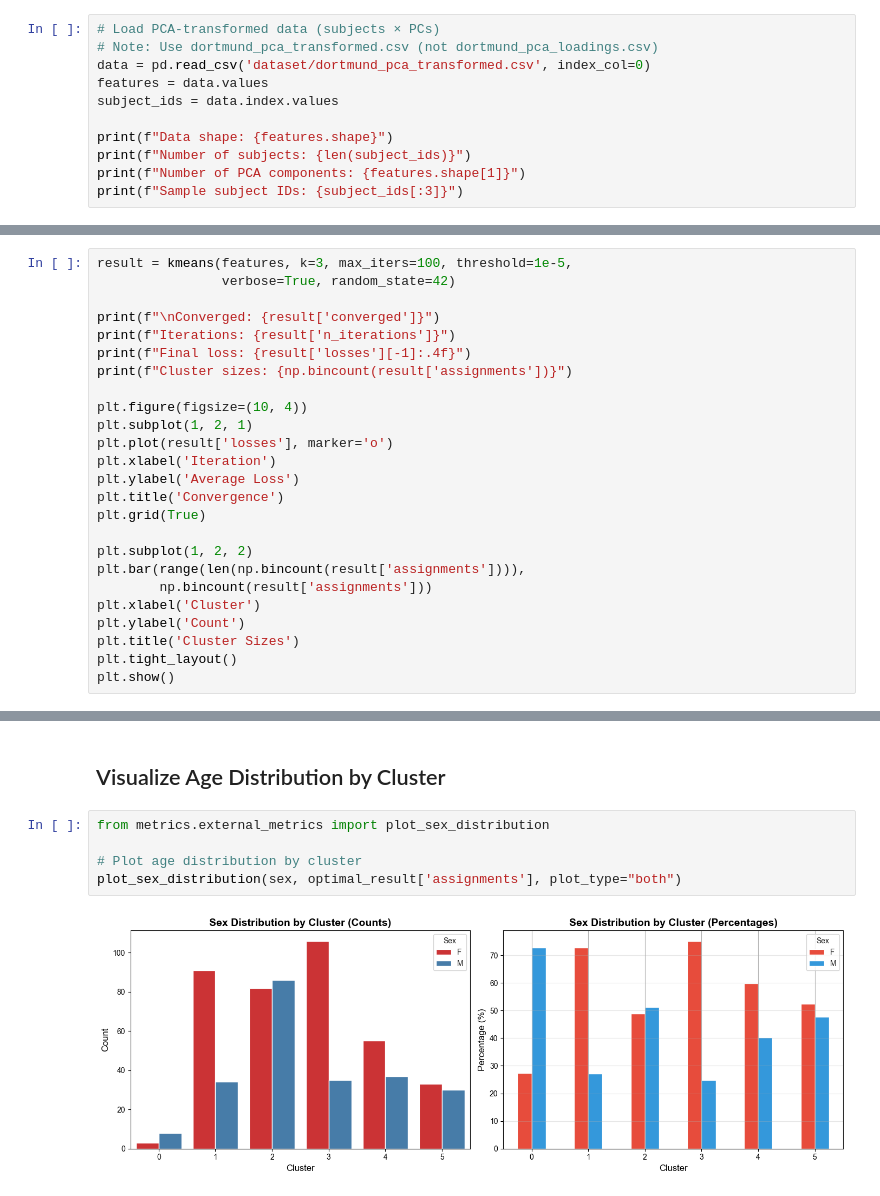
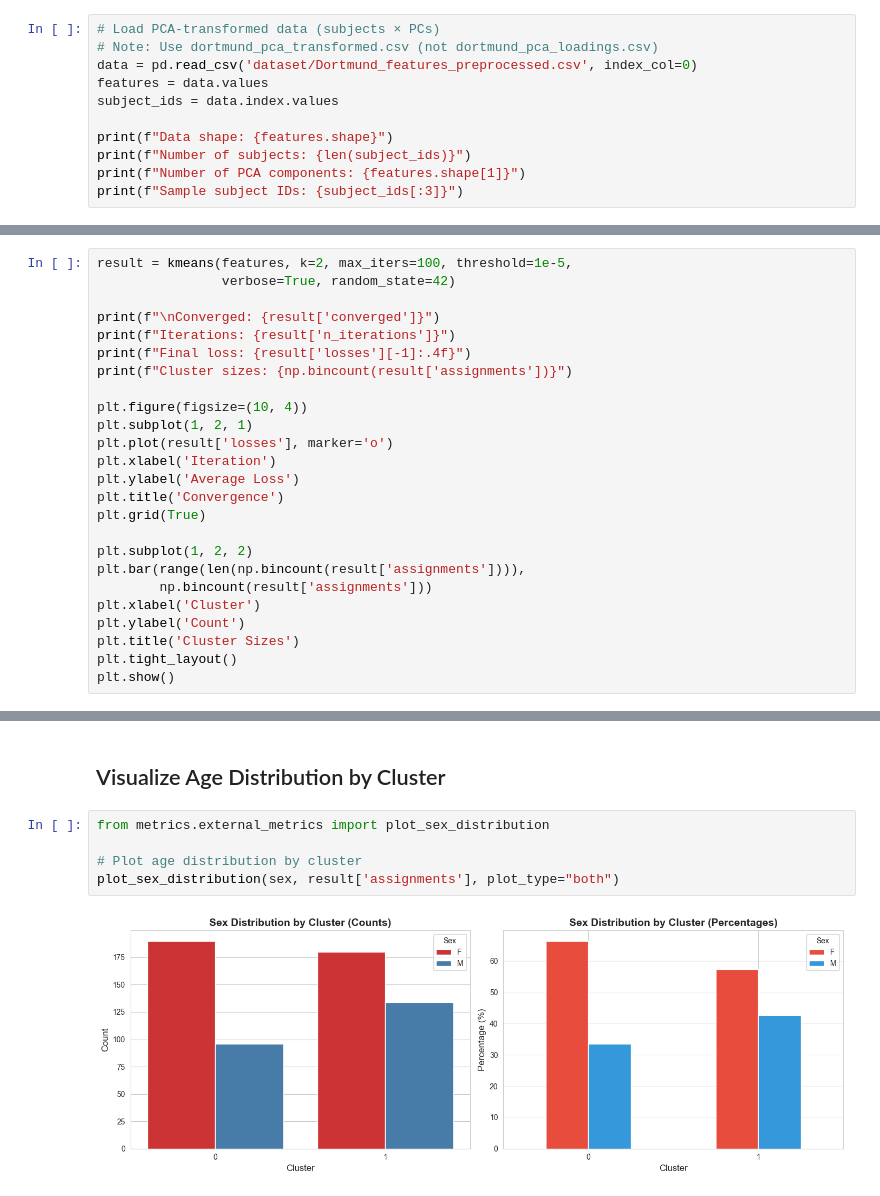
Before and after one commit to xandime/EEG_cluster_detection, a Jupyter notebook: k-mean-testing.ipynb, the cells around one changed output, grey strips where cells are left out. Saved outputs shown, nothing was run; the diff lists cells and outputs as text.

```diff
--- a/k-mean-testing.ipynb
+++ b/k-mean-testing.ipynb
@@ -9,7 +9,7 @@ from metrics.internal_metrics import compute_all_metrics, print_metrics
 # %%
 # Load PCA-transformed data (subjects × PCs)
 # Note: Use dortmund_pca_transformed.csv (not dortmund_pca_loadings.csv)
-data = pd.read_csv('dataset/dortmund_pca_transformed.csv', index_col=0)
+data = pd.read_csv('dataset/Dortmund_features_preprocessed.csv', index_col=0)
 features = data.values
 subject_ids = data.index.values
 
@@ -25,7 +25,7 @@ Sample subject IDs: ['sub-001' 'sub-002' 'sub-003']
 # %% [markdown]
 # Single K-means Run
 # %%
-result = kmeans(features, k=3, max_iters=100, threshold=1e-5,
+result = kmeans(features, k=2, max_iters=100, threshold=1e-5,
                 verbose=True, random_state=42)
 
 print(f"\nConverged: {result['converged']}")
@@ -269,7 +268,7 @@ Cluster × Sex   1857.361011   5  371.472202 1.887588 9.459456e-02
 # %%
 from metrics.external_metrics import plot_sex_distribution
 
 # Plot age distribution by cluster
-plot_sex_distribution(sex, optimal_result['assignments'], plot_type="both")
+plot_sex_distribution(sex, result['assignments'], plot_type="both")
 # %% [output]
-[figure, old version]
+[figure, new version]
```
Also changed, not shown: parts of 7 cells of this notebook, 5 other files.
